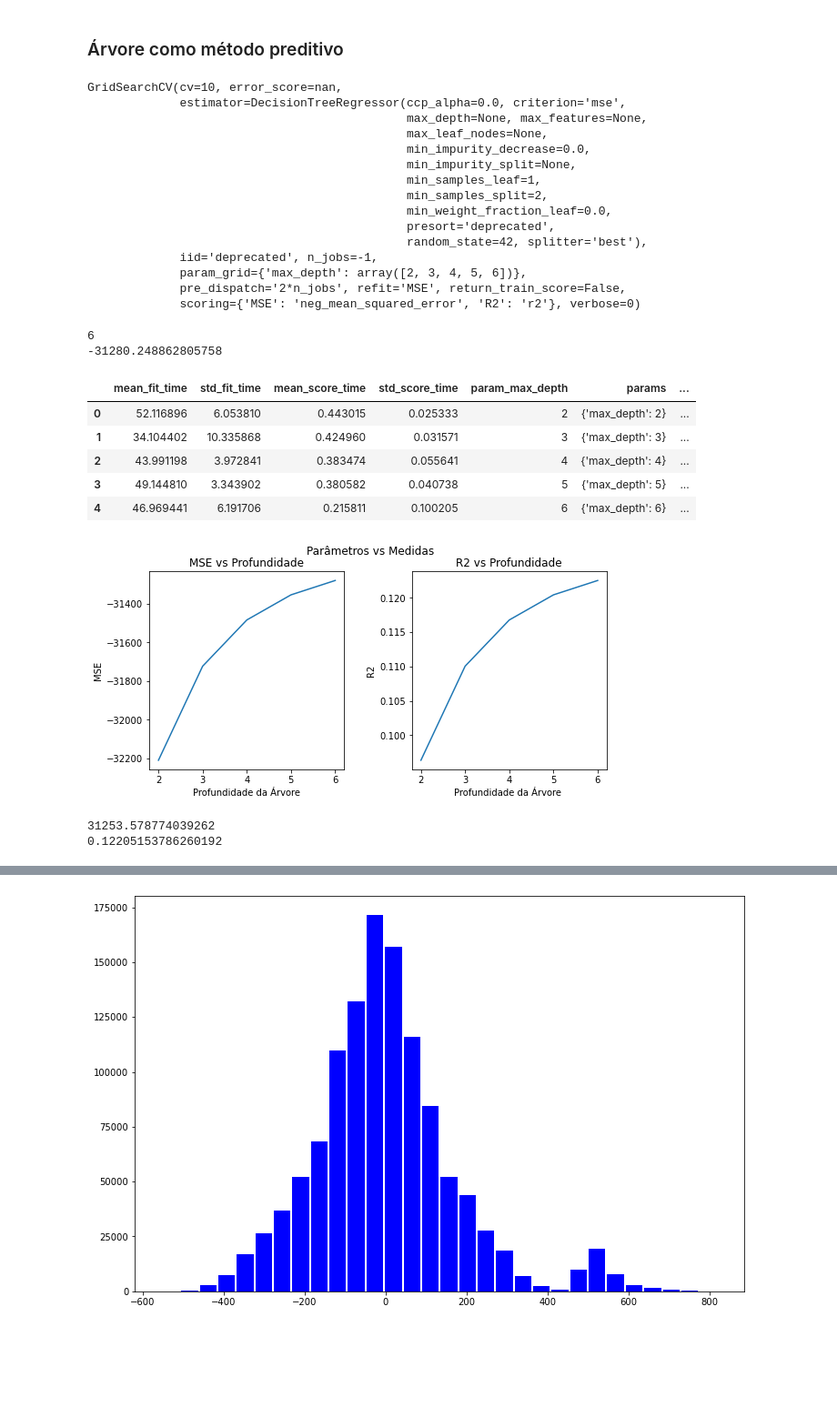
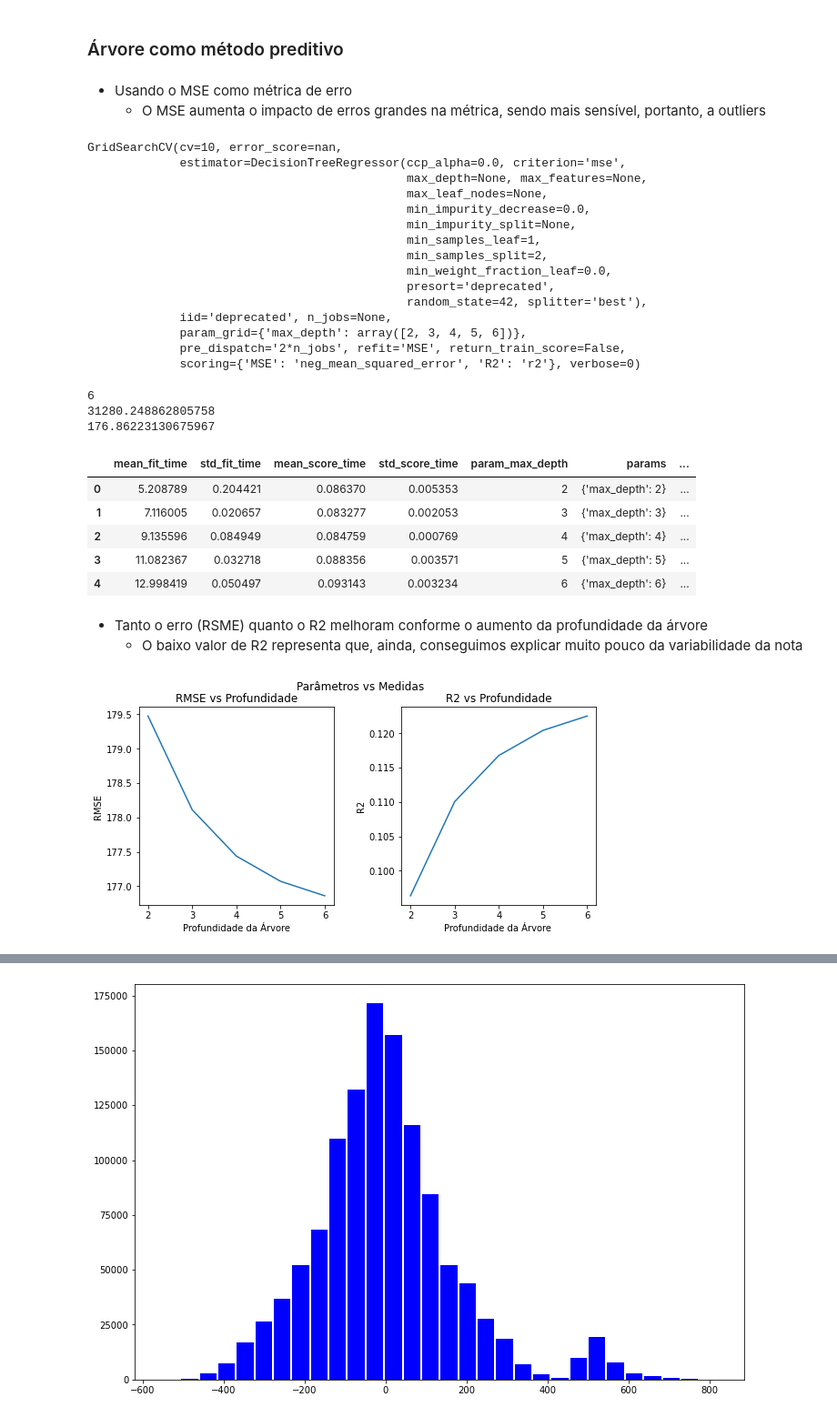
Before and after one commit to GCabral95/Aprendizado_Supervisionado, a Jupyter notebook: Modelos de Árvores.ipynb, the cells around one changed output, grey strips where cells are left out. Shown: that part at 91% size. Cells and saved outputs as stored; diff of their text form; code cells hidden in the pictures; blank space fills up the shorter version.

```diff
--- a/Modelos de Árvores.ipynb
+++ b/Modelos de Árvores.ipynb
@@ -590,4 +603,7 @@ from sklearn.metrics import mean_squared_error
 from sklearn.metrics import r2_score
+# %% [markdown]
+* Usando o MSE como métrica de erro
+    * O MSE aumenta o impacto de erros grandes na métrica, sendo mais sensível, portanto, a outliers
 # %%
 X_train, X_test, y_train, y_test = train_test_split(df_indep, df_dep, test_size=0.3, random_state=42)
 # %%
@@ -594,9 +611,9 @@ X_train, X_test, y_train, y_test = train_test_split(df_indep, df_dep, test_size=
 parametro = {'max_depth':np.arange(2, 7,1)}
 scoring = {'MSE': 'neg_mean_squared_error','R2': 'r2'}
 # %%
-clf = tree.DecisionTreeRegressor(splitter = 'best', random_state=42)
+clf = tree.DecisionTreeRegressor(splitter = 'best',random_state=42)
 #Iterando (cross-validation) para obter o melhor hiperparâmetro com base na métrica MSE
-clf = GridSearchCV(clf, parametro, scoring= scoring, refit = 'MSE', cv=10,n_jobs=-1)
+clf = GridSearchCV(clf, parametro, scoring= scoring, refit = 'MSE', cv=10)
 clf.fit(X_train,y_train)
 # %% [output]
 GridSearchCV(cv=10, error_score=nan,
@@ -610,37 +627,44 @@ GridSearchCV(cv=10, error_score=nan,
                                              min_weight_fraction_leaf=0.0,
                                              presort='deprecated',
                                              random_state=42, splitter='best'),
-             iid='deprecated', n_jobs=-1,
+             iid='deprecated', n_jobs=None,
              param_grid={'max_depth': array([2, 3, 4, 5, 6])},
              pre_dispatch='2*n_jobs', refit='MSE', return_train_score=False,
              scoring={'MSE': 'neg_mean_squared_error', 'R2': 'r2'}, verbose=0)
 # %%
-# A profundidade máxima que resulta no menor MSE () é de 6
+# A profundidade máxima que resulta no menor MSE (31.280) é de 6
 print(clf.best_estimator_.max_depth)
-print(clf.best_score_)
+# O MSE é de 31.280, porém, esse é o erro ao quadrado, que é dificil de interpretar
+print(-clf.best_score_)
+# Calcula-se a raiz do erro, o RMSE. Assim, na média, esta se errando a nota em 176 pontos
+print((-clf.best_score_)**(0.5))
 # %% [output]
 6
--31280.248862805758
+31280.248862805758
+176.86223130675967
 # %%
 resultados = clf.cv_results_
 resultados = pd.DataFrame.from_dict(resultados)
 resultados.head()
 # %% [output]
 |  | mean_fit_time | std_fit_time | mean_score_time | std_score_time | param_max_depth | params | ... |
-| 0 | 52.116896 | 6.053810 | 0.443015 | 0.025333 | 2 | {'max_depth': 2} | ... |
-| 1 | 34.104402 | 10.335868 | 0.424960 | 0.031571 | 3 | {'max_depth': 3} | ... |
-| 2 | 43.991198 | 3.972841 | 0.383474 | 0.055641 | 4 | {'max_depth': 4} | ... |
-| 3 | 49.144810 | 3.343902 | 0.380582 | 0.040738 | 5 | {'max_depth': 5} | ... |
-| 4 | 46.969441 | 6.191706 | 0.215811 | 0.100205 | 6 | {'max_depth': 6} | ... |
+| 0 | 5.208789 | 0.204421 | 0.086370 | 0.005353 | 2 | {'max_depth': 2} | ... |
+| 1 | 7.116005 | 0.020657 | 0.083277 | 0.002053 | 3 | {'max_depth': 3} | ... |
+| 2 | 9.135596 | 0.084949 | 0.084759 | 0.000769 | 4 | {'max_depth': 4} | ... |
+| 3 | 11.082367 | 0.032718 | 0.088356 | 0.003571 | 5 | {'max_depth': 5} | ... |
+| 4 | 12.998419 | 0.050497 | 0.093143 | 0.003234 | 6 | {'max_depth': 6} | ... |
+# %% [markdown]
+* Tanto o erro (RSME) quanto o R2 melhoram conforme o aumento da profundidade da árvore
+    * O baixo valor de R2 representa que, ainda, conseguimos explicar muito pouco da variabilidade da nota
 # %%
 fig, axs = plt.subplots(1,2, figsize=(9,4))
-axs[0].plot(resultados['param_max_depth'], resultados['mean_test_MSE'])
-axs[0].set(xlabel='Profundidade da Árvore', ylabel='MSE',
-       title='MSE vs Profundidade')
+axs[0].plot(resultados['param_max_depth'], (-resultados['mean_test_MSE'])**0.5)
+axs[0].set(xlabel='Profundidade da Árvore', ylabel='RMSE',
+       title='RMSE vs Profundidade')
 axs[1].plot(resultados['param_max_depth'], abs(resultados['mean_test_R2']))
 axs[1].set(xlabel='Profundidade da Árvore ', ylabel='R2',
        title='R2 vs Profundidade')
 fig.suptitle('Parâmetros vs Medidas')
 plt.subplots_adjust(wspace=0.35,hspace=1)
 # %% [output]
-[figure, old version]
+[figure, new version]
@@ -649,6 +670,0 @@ y_predict = clf.predict(X_test)
-# %%
-print(mean_squared_error(y_test, y_predict))
-print(r2_score(y_test, y_predict))
-# %% [output]
-31253.578774039262
-0.12205153786260192
```
Also changed, not shown: parts of 23 cells of this notebook.
